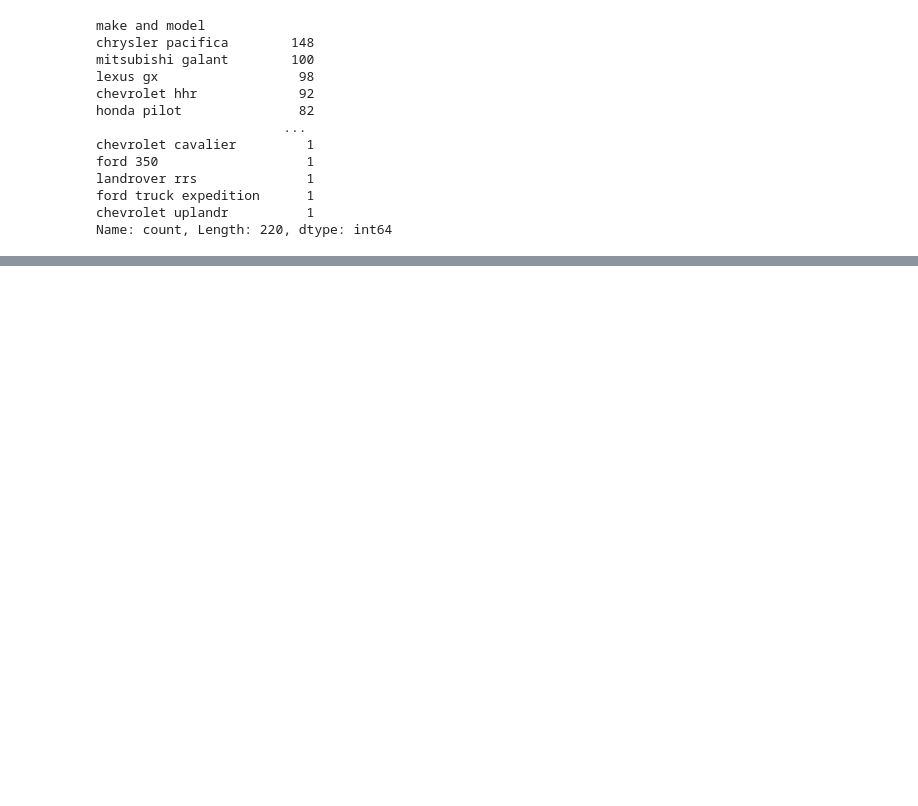
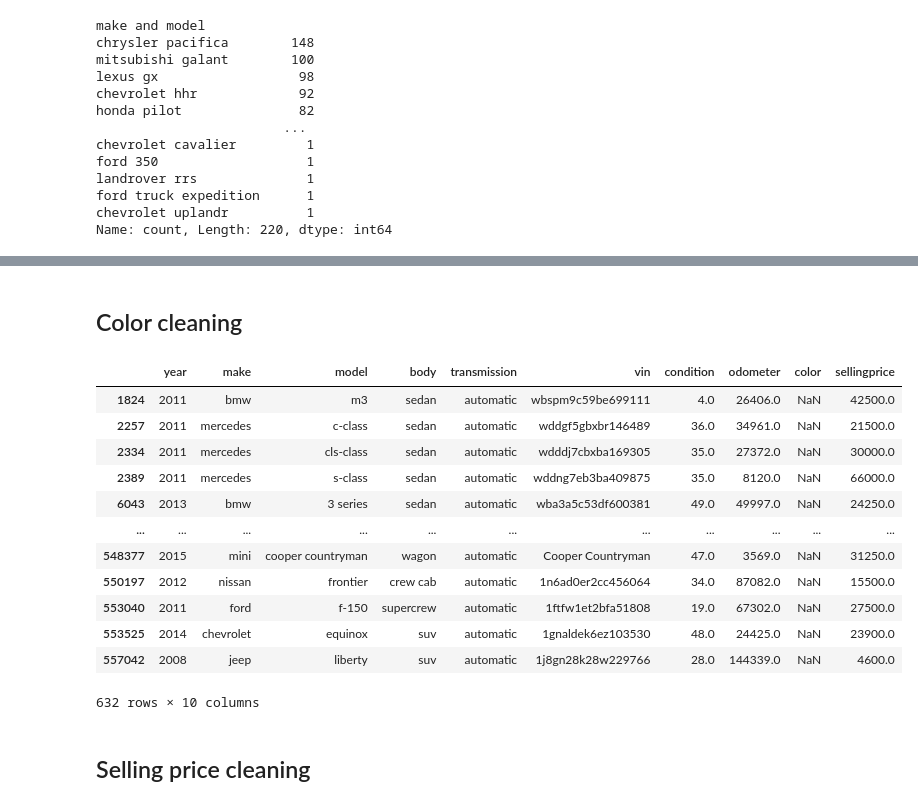
Before and after one commit to Mikaelow/Kaggle, a Jupyter notebook: car-analize.ipynb, the cells around one changed output, grey strips where cells are left out. Saved outputs shown, nothing was run; the diff lists cells and outputs as text; code cells hidden in the pictures; blank space fills up the shorter version.

```diff
--- a/car-analize.ipynb
+++ b/car-analize.ipynb
@@ -320,0 +394,23 @@ vehicle_data_formated
+# %%
+# few records so best option is to drop them
+vehicle_data_formated.drop(condition_nan.index, inplace = True)
+# %% [markdown]
+## Color cleaning
+# %%
+# checking nan value
+color_nan = vehicle_data_formated[vehicle_data_formated.color.isna()]
+color_nan
+# %% [output]
+|  | year | make | model | body | transmission | vin | condition | odometer | color | sellingprice |
+| 1824 | 2011 | bmw | m3 | sedan | automatic | wbspm9c59be699111 | 4.0 | 26406.0 | NaN | 42500.0 |
+| 2257 | 2011 | mercedes | c-class | sedan | automatic | wddgf5gbxbr146489 | 36.0 | 34961.0 | NaN | 21500.0 |
+| 2334 | 2011 | mercedes | cls-class | sedan | automatic | wdddj7cbxba169305 | 35.0 | 27372.0 | NaN | 30000.0 |
+| 2389 | 2011 | mercedes | s-class | sedan | automatic | wddng7eb3ba409875 | 35.0 | 8120.0 | NaN | 66000.0 |
+| 6043 | 2013 | bmw | 3 series | sedan | automatic | wba3a5c53df600381 | 49.0 | 49997.0 | NaN | 24250.0 |
+| ... | ... | ... | ... | ... | ... | ... | ... | ... | ... | ... |
+| 548377 | 2015 | mini | cooper countryman | wagon | automatic | Cooper Countryman | 47.0 | 3569.0 | NaN | 31250.0 |
+| 550197 | 2012 | nissan | frontier | crew cab | automatic | 1n6ad0er2cc456064 | 34.0 | 87082.0 | NaN | 15500.0 |
+| 553040 | 2011 | ford | f-150 | supercrew | automatic | 1ftfw1et2bfa51808 | 19.0 | 67302.0 | NaN | 27500.0 |
+| 553525 | 2014 | chevrolet | equinox | suv | automatic | 1gnaldek6ez103530 | 48.0 | 24425.0 | NaN | 23900.0 |
+| 557042 | 2008 | jeep | liberty | suv | automatic | 1j8gn28k28w229766 | 28.0 | 144339.0 | NaN | 4600.0 |
+632 rows × 10 columns
@@ -320,0 +420,2 @@ vehicle_data_formated
+# %% [markdown]
+## Selling price cleaning
```
Also changed, not shown: parts of 16 cells of this notebook.
